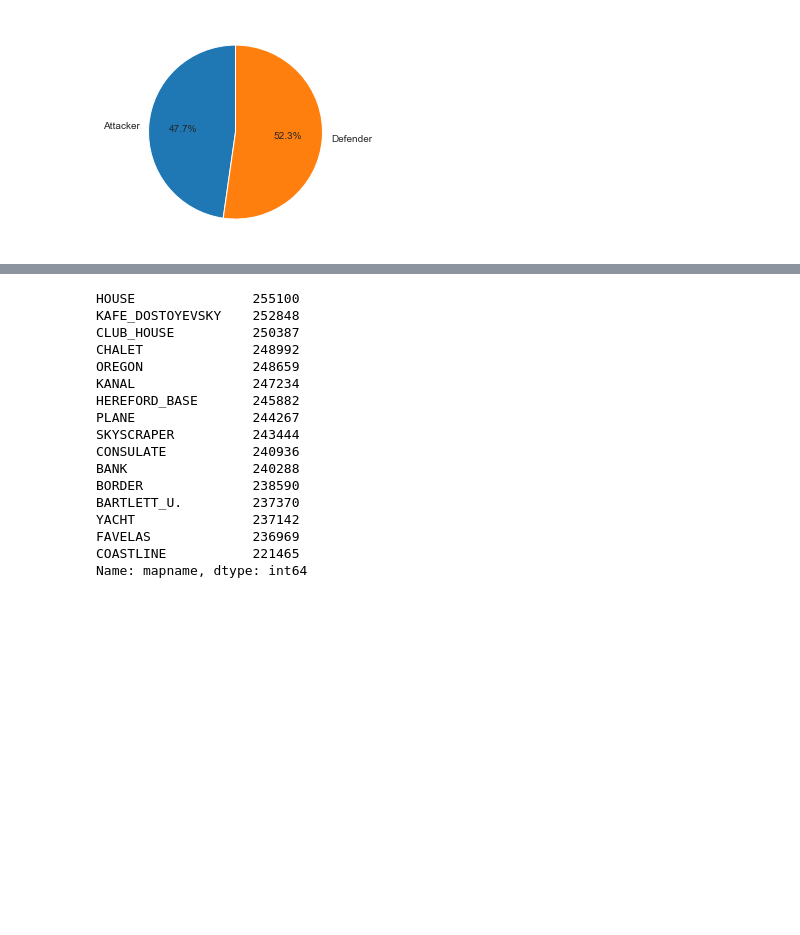
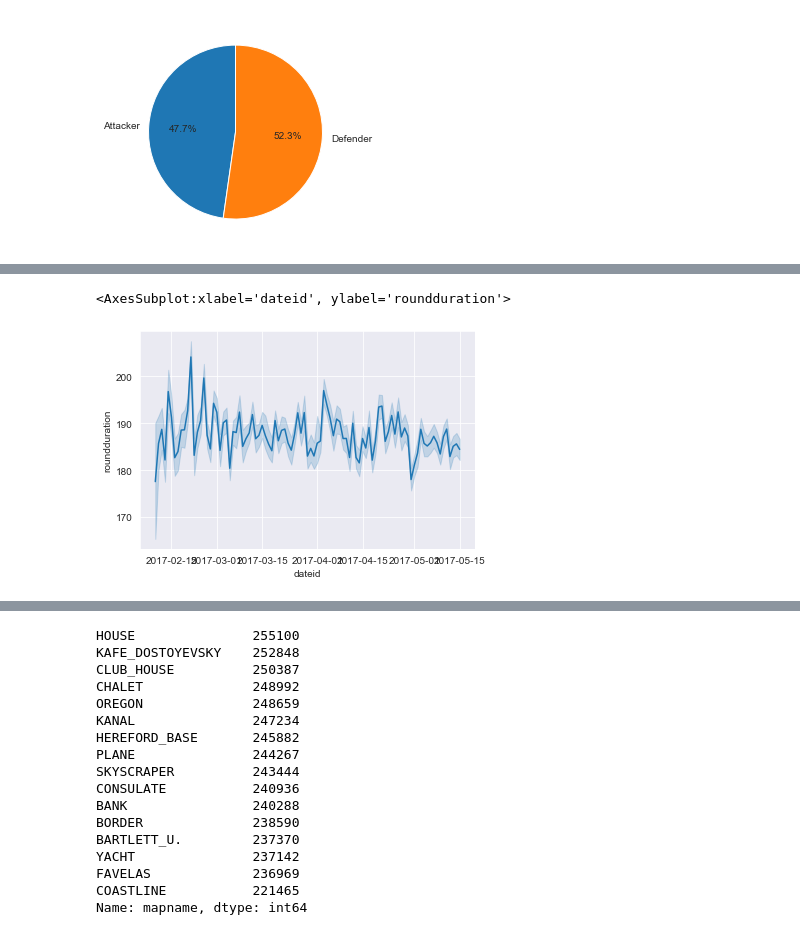
Before and after one commit to itsmartinhi/R6Siege-Match-Outcome-Analysis-and-Prediction, a Jupyter notebook: data-exploration.ipynb, the cells around one changed output, grey strips where cells are left out. Cells and saved outputs as stored; diff of their text form; code cells hidden in the pictures; blank space fills up the shorter version.

```diff
--- a/data-exploration.ipynb
+++ b/data-exploration.ipynb
@@ -136,0 +147,5 @@ df_role_winrates
+# %%
+sns.lineplot(data=df.loc[df["skillrank"] == "Diamond"], y="roundduration", x="dateid")
+# %% [output]
+<AxesSubplot:xlabel='dateid', ylabel='roundduration'>
+[figure, added]
```
Also changed, not shown: parts of 20 cells of this notebook, 2 other files.
